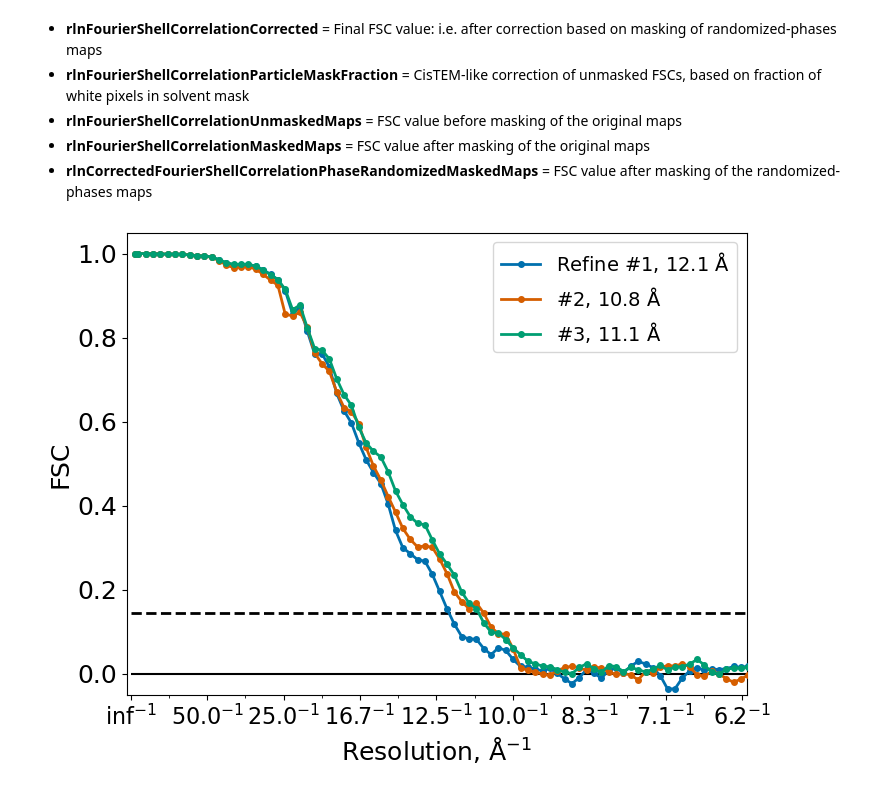
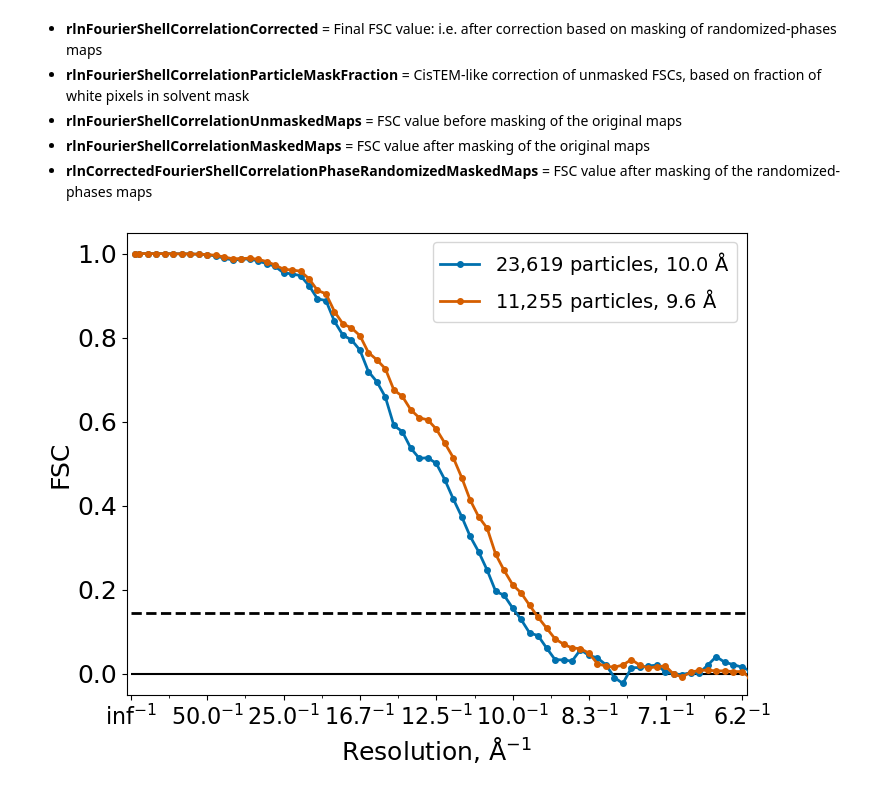
Before and after one commit to dmichalak/sta-pipeline, a Jupyter notebook: analysis_scripts/plot_relion_fsc.ipynb, the cells around one changed output. Drawn from its saved outputs; the diff is of its cells as text; code cells hidden in the pictures.

```diff
--- a/analysis_scripts/plot_relion_fsc.ipynb
+++ b/analysis_scripts/plot_relion_fsc.ipynb
@@ -18,16 +18,17 @@ from color_palette import *
 #input_postprocess_star1 = Path("/mnt/scratch/ribosomes/kas_k44a/relion_full/PostProcess/job177/postprocess.star")
 #input_postprocess_star2 = Path("/mnt/scratch/ribosomes/kas_k44a/relion_full/PostProcess/job199/postprocess.star")
 #input_postprocess_star3 = Path("/mnt/scratch/ribosomes/kas_k44a/relion_full/PostProcess/job208/postprocess.star")
-input_postprocess_star1 = Path("/mnt/scratch/ribosomes/kas_k44a/relion_full/PostProcess/job256/postprocess.star")
-input_postprocess_star2 = Path("/mnt/scratch/ribosomes/kas_k44a/relion_full/PostProcess/job261/postprocess.star")
-input_postprocess_star3 = Path("/mnt/scratch/ribosomes/kas_k44a/relion_full/PostProcess/job263/postprocess.star")
+input_postprocess_star1 = Path("/mnt/scratch/ribosomes/kas_k44a/relion_full/PostProcess/job333/postprocess.star")
+input_postprocess_star2 = Path("/mnt/scratch/ribosomes/kas_k44a/relion_full/PostProcess/job293/postprocess.star")
+#input_postprocess_star3 = Path("/mnt/scratch/ribosomes/kas_k44a/relion_full/PostProcess/job263/postprocess.star")
+inputs = [input_postprocess_star1, input_postprocess_star2]#, input_postprocess_star3]
 # %%
 plt.rcParams["font.size"] = 18
 fig, ax = plt.subplots()
 fig.set_size_inches(8, 6)
 fig.set_dpi(100)
 
-data = [starfile.read(input_postprocess_star) for input_postprocess_star in [input_postprocess_star1, input_postprocess_star2, input_postprocess_star3]]
+data = [starfile.read(input_postprocess_star) for input_postprocess_star in inputs]
 fsc_data = [None] * len(data)
 general_data = [None] * len(data)
 x_data = [None] * len(data)
@@ -70,7 +71,7 @@ markerstyle = "."
 markersize = 8
 
 #labels = ["Pre-CTF", "Refined bin4", "Refined bin2"]#["Pre-CTF, N=43996", "Refined bin4, 43996", "Refined bin2, 15011"]
-labels = ["Refine #1", "#2", "#3"]
+labels = ["23,619 particles", "11,255 particles", "#3"]
 colors = ["black", "red", "blue"]
 for i in range(len(data)):
     ax.plot(x_data[i], y_data_list[i][0],
@@ -161,33 +162,33 @@ ax.hlines(0.143, 0, 1, colors="k", linestyles="--", linewidth=2, alpha=1)#alpha)
 
 
 # for i in range(len(data)):
 #     ax.annotate(xy=(1/final_resolution[i]+0.0012, 0.2), text=rf"{final_resolution[i]:.1f}"+r" $\mathrm{\AA}$", alpha=1)
 # draw arrow to final resolution and specify the tail length
 # ax.annotate(
 #     "",
 #     xy=(1/final_resolution+0.004, 0.38),
 #     xytext=(1/final_resolution+0.0003, 0.2),
 #     arrowprops=dict(arrowstyle="<-", color="black", alpha=1, linewidth=2),
 # )
 
 ax.set_xlabel(r"Resolution, $\mathrm{\AA}^{-1}$")
 ax.set_ylabel("FSC")
 
 ax.xaxis.set_major_locator(MultipleLocator(0.02))
 ax.xaxis.set_minor_locator(MultipleLocator(0.01))
 
 # grab the labeled x ticks and print them
 xticks = ax.get_xticks()
 xticks = np.round(xticks, 2)
 xticks = [f"{1/x:.1f}"+r"$^{-1}$" for x in xticks]
 
 ax.set_xticklabels(xticks)
 
 
 
 plt.legend(fontsize=14)
 plt.savefig("/home/michalakdj/working/fsc.png", dpi=300, bbox_inches="tight")
 # %% [output]
-[figure, old version]
+[figure, new version]
 # %%
 
```
Also changed, not shown: parts of 2 cells of this notebook, 4 other files.
